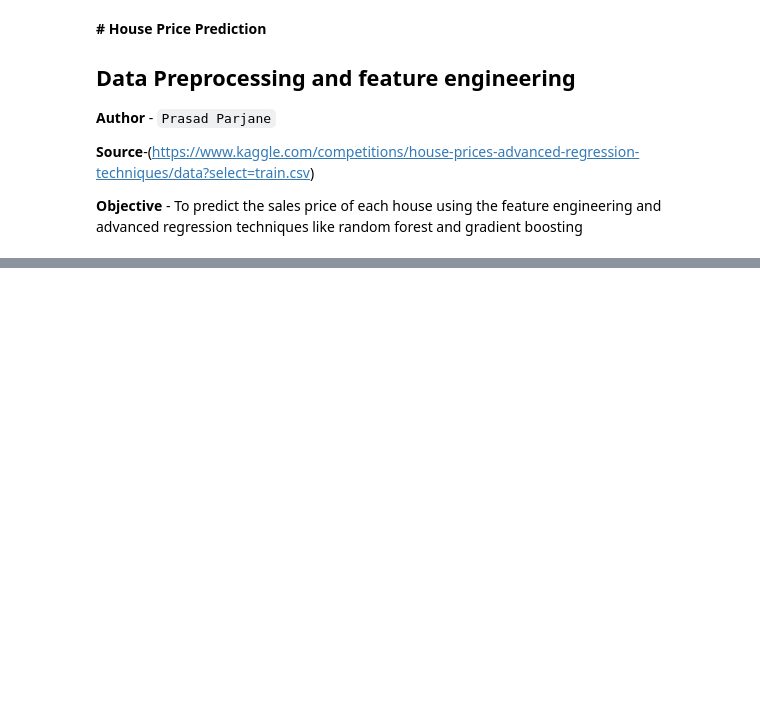
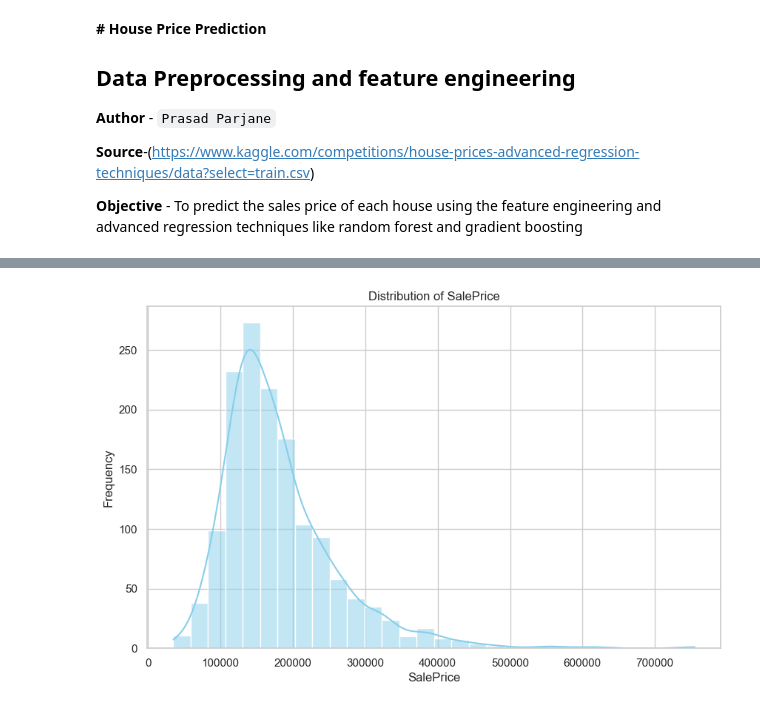
Before and after one commit to Prasad777777/CSI, a Jupyter notebook: Week5_Assignment/assignment_week5.ipynb, the cells around one changed output, grey strips where cells are left out. Saved outputs shown, nothing was run; the diff lists cells and outputs as text; code cells hidden in the pictures; blank space fills up the shorter version.

```diff
--- a/Week5_Assignment/assignment_week5.ipynb
+++ b/Week5_Assignment/assignment_week5.ipynb
@@ -36,0 +88,19 @@ SyntaxError: (unicode error) 'unicodeescape' codec can't decode bytes in positio
+# %%
+# Drop high-missing columns
+df.drop(['PoolQC', 'MiscFeature', 'Alley', 'Fence'], axis=1, inplace=True)
+
+# Fill categorical columns with 'None'
+categorical_none = ['FireplaceQu', 'GarageType', 'GarageFinish', 'GarageQual',
+                    'GarageCond', 'BsmtQual', 'BsmtCond', 'BsmtExposure',
+                    'BsmtFinType1', 'BsmtFinType2', 'MasVnrType']
+df[categorical_none] = df[categorical_none].fillna("None")
+
+# Fill numerical columns with 0
+numerical_zero = ['GarageYrBlt', 'MasVnrArea']
+df[numerical_zero] = df[numerical_zero].fillna(0)
+
+# Fill LotFrontage with median based on Neighborhood
+df['LotFrontage'] = df.groupby("Neighborhood")['LotFrontage'].transform(lambda x: x.fillna(x.median()))
+
+# Fill Electrical with mode
+df['Electrical'] = df['Electrical'].fillna(df['Electrical'].mode()[0])
@@ -36,0 +118,12 @@ SyntaxError: (unicode error) 'unicodeescape' codec can't decode bytes in positio
+# %%
+# 4.1 Visualizing the distribution of SalePrice
+sns.set(style="whitegrid")
+
+plt.figure(figsize=(10, 6))
+sns.histplot(df['SalePrice'], kde=True, bins=30, color='skyblue')
+plt.title('Distribution of SalePrice')
+plt.xlabel('SalePrice')
+plt.ylabel('Frequency')
+plt.show()
+# %% [output]
+[figure, added]
```
Also changed, not shown: parts of 10 cells of this notebook.
